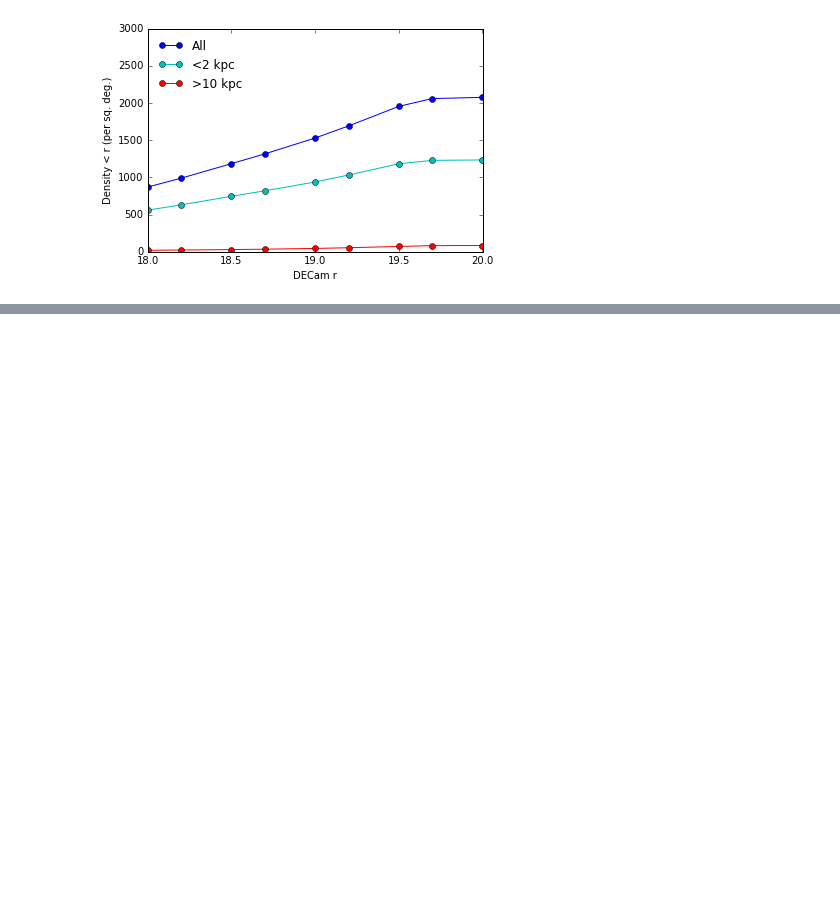
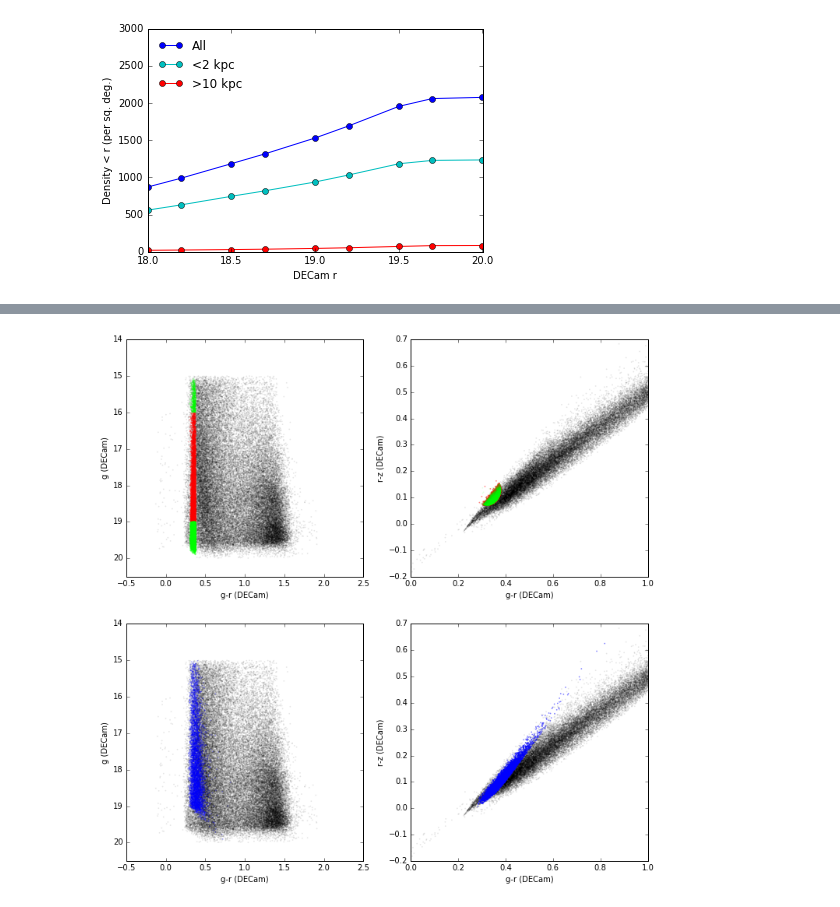
Before and after one commit to apcooper/bright_analysis_doc, a Jupyter notebook: nb/12apr2017_full.ipynb, the cells around one changed output, grey strips where cells are left out. Cells and saved outputs as stored; diff of their text form; code cells hidden in the pictures; blank space fills up the shorter version.

```diff
--- a/nb/12apr2017_full.ipynb
+++ b/nb/12apr2017_full.ipynb
@@ -633,0 +700,8 @@ pl.legend(frameon=False,loc='upper left');
+# %%
+# Use extinction-corrected SDSS mags
+uo,go,ro,io,zo = [np.concatenate([data_obs[main_obs | faint_obs]['SDSS%s_true_nodust'%(b)],
+                                  data_unobs[main_unobs | faint_unobs]['SDSS%s_true_nodust'%(b)]])
+                  for b in 'ugriz']
+# %%
+isfstd_sdss = select_sdss_std(uo,go,ro,io,zo,obs_rmag=ro)
+print('{:d} SDSS standards in mock ({:d} total)'.format(isfstd_sdss.sum(),len(ro)))
@@ -633,0 +805,54 @@ pl.legend(frameon=False,loc='upper left');
+# %%
+gmag = 22.5 - 2.5*np.log10(gflux)
+rmag = 22.5 - 2.5*np.log10(rflux)
+zmag = 22.5 - 2.5*np.log10(zflux)
+# %%
+v = np.random.choice(np.arange(0,len(gmag)),size=50000)
+# %%
+pl.figure(figsize=(12,12))
+ax = pl.subplot(221)
+pl.scatter(gmag[v]-rmag[v],rmag[v],edgecolor='None',s=3,alpha=0.1,c='k');
+
+w  = np.where(isfstd)[0]
+w  = np.random.choice(w,size=5000)
+pl.scatter(gmag[w]-rmag[w],rmag[w],edgecolor='None',s=3,alpha=0.3,c='r');
+
+wc = np.where(isfstd_color & (~isfstd))[0]
+wc = np.random.choice(wc,size=5000)
+pl.scatter(gmag[wc]-rmag[wc],rmag[wc],edgecolor='None',s=3,alpha=0.3,c='lime');
+
+pl.xlabel('g-r (DECam)')
+pl.ylabel('g (DECam)');
+ylim(20.5,14)
+
+ax = pl.subplot(222)
+pl.scatter(gmag[v]-rmag[v],rmag[v]-zmag[v],edgecolor='None',s=3,alpha=0.1,c='k');
+pl.scatter(gmag[w]-rmag[w],rmag[w]-zmag[w],edgecolor='None',s=3,alpha=0.5,c='r');
+pl.scatter(gmag[wc]-rmag[wc],rmag[wc]-zmag[wc],edgecolor='None',s=3,alpha=0.1,c='lime');
+
+pl.xlim(0.0,1.0)
+pl.ylim(-0.2,0.7)
+pl.xlabel('g-r (DECam)')
+pl.ylabel('r-z (DECam)')
+
+ax = pl.subplot(223)
+pl.scatter(gmag[v]-rmag[v],rmag[v],edgecolor='None',s=3,alpha=0.1,c='k');
+
+ws = np.where(isfstd_sdss)[0]
+ws = np.random.choice(ws,size=5000)
+pl.scatter(gmag[ws]-rmag[ws],rmag[ws],edgecolor='None',s=3,alpha=0.3,c='b');
+
+pl.xlabel('g-r (DECam)')
+pl.ylabel('g (DECam)');
+ylim(20.5,14)
+
+ax = pl.subplot(224)
+pl.scatter(gmag[v]-rmag[v],rmag[v]-zmag[v],edgecolor='None',s=3,alpha=0.1,c='k');
+pl.scatter(gmag[ws]-rmag[ws],rmag[ws]-zmag[ws],edgecolor='None',s=3,alpha=0.5,c='b');
+
+pl.xlim(0.0,1.0)
+pl.ylim(-0.2,0.7)
+pl.xlabel('g-r (DECam)')
+pl.ylabel('r-z (DECam)');
+# %% [output]
+[figure, added]
```
Also changed, not shown: parts of 26 cells of this notebook.
